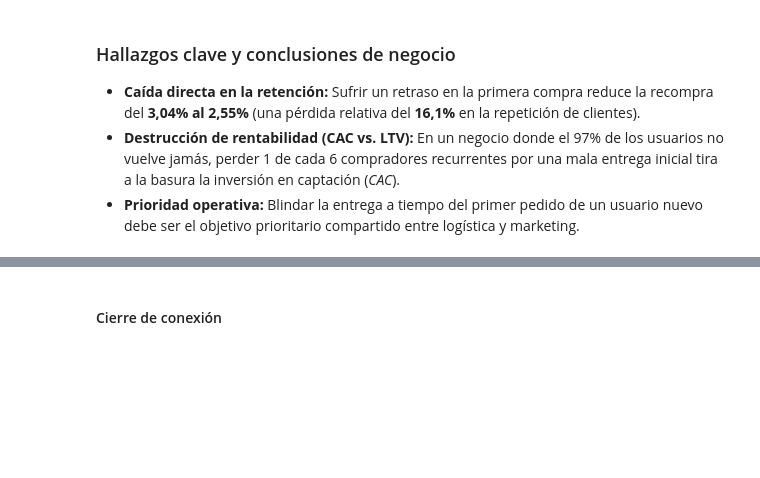
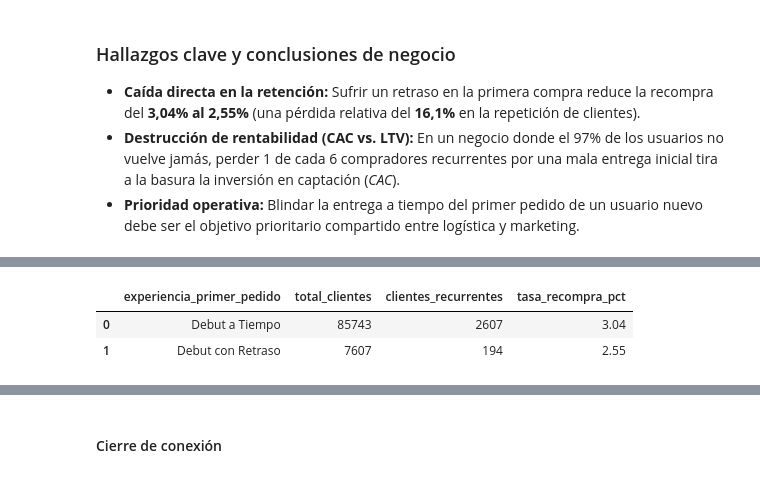
Before and after one commit to MonicaFernandezM/ecommerce-advanced-sql-analysis, a Jupyter notebook: notebooks/01_ecommerce_analytics_duckdb.ipynb, the cells around one changed output, grey strips where cells are left out. Drawn from its saved outputs; the diff is of its cells as text; code cells hidden in the pictures; blank space fills up the shorter version.

```diff
--- a/notebooks/01_ecommerce_analytics_duckdb.ipynb
+++ b/notebooks/01_ecommerce_analytics_duckdb.ipynb
@@ -1378,0 +1415,52 @@ plt.show()
+# %%
+# Cohortes de primer pedido y comportamiento de recompra
+con.execute("""
+WITH ranked_orders AS (
+    SELECT
+        c.customer_unique_id,
+        o.order_id,
+        TRY_CAST(o.order_purchase_timestamp AS TIMESTAMP) AS purchase_ts,
+        TRY_CAST(o.order_delivered_customer_date AS TIMESTAMP) AS delivered_ts,
+        TRY_CAST(o.order_estimated_delivery_date AS TIMESTAMP) AS estimated_ts,
+        CASE
+            WHEN TRY_CAST(o.order_delivered_customer_date AS TIMESTAMP) > TRY_CAST(o.order_estimated_delivery_date AS TIMESTAMP)
+            THEN 1
+            ELSE 0
+        END AS es_retraso,
+        ROW_NUMBER() OVER (
+            PARTITION BY c.customer_unique_id
+            ORDER BY TRY_CAST(o.order_purchase_timestamp AS TIMESTAMP) ASC
+        ) AS orden_secuencia
+    FROM raw_orders o
+    INNER JOIN raw_customers c ON o.customer_id = c.customer_id
+    WHERE o.order_status = 'delivered'
+      AND o.order_delivered_customer_date IS NOT NULL
+      AND o.order_estimated_delivery_date IS NOT NULL
+),
+customer_debut AS (
+    SELECT
+        customer_unique_id,
+        es_retraso AS debut_con_retraso
+    FROM ranked_orders
+    WHERE orden_secuencia = 1
+),
+customer_summary AS (
+    SELECT
+        customer_unique_id,
+        MAX(orden_secuencia) AS total_pedidos_historicos
+    FROM ranked_orders
+    GROUP BY customer_unique_id
+)
+SELECT
+    CASE WHEN d.debut_con_retraso = 1 THEN 'Debut con Retraso' ELSE 'Debut a Tiempo' END AS experiencia_primer_pedido,
+    COUNT(d.customer_unique_id) AS total_clientes,
+    COUNT(CASE WHEN s.total_pedidos_historicos > 1 THEN 1 END) AS clientes_recurrentes,
+    ROUND(COUNT(CASE WHEN s.total_pedidos_historicos > 1 THEN 1 END) * 100.0 / COUNT(d.customer_unique_id), 2) AS tasa_recompra_pct
+FROM customer_debut d
+INNER JOIN customer_summary s ON d.customer_unique_id = s.customer_unique_id
+GROUP BY d.debut_con_retraso;
+""").df()
+# %% [output]
+|  | experiencia_primer_pedido | total_clientes | clientes_recurrentes | tasa_recompra_pct |
+| 0 | Debut a Tiempo | 85743 | 2607 | 3.04 |
+| 1 | Debut con Retraso | 7607 | 194 | 2.55 |
```
Also changed, not shown: parts of 13 cells of this notebook, 6 other files.
